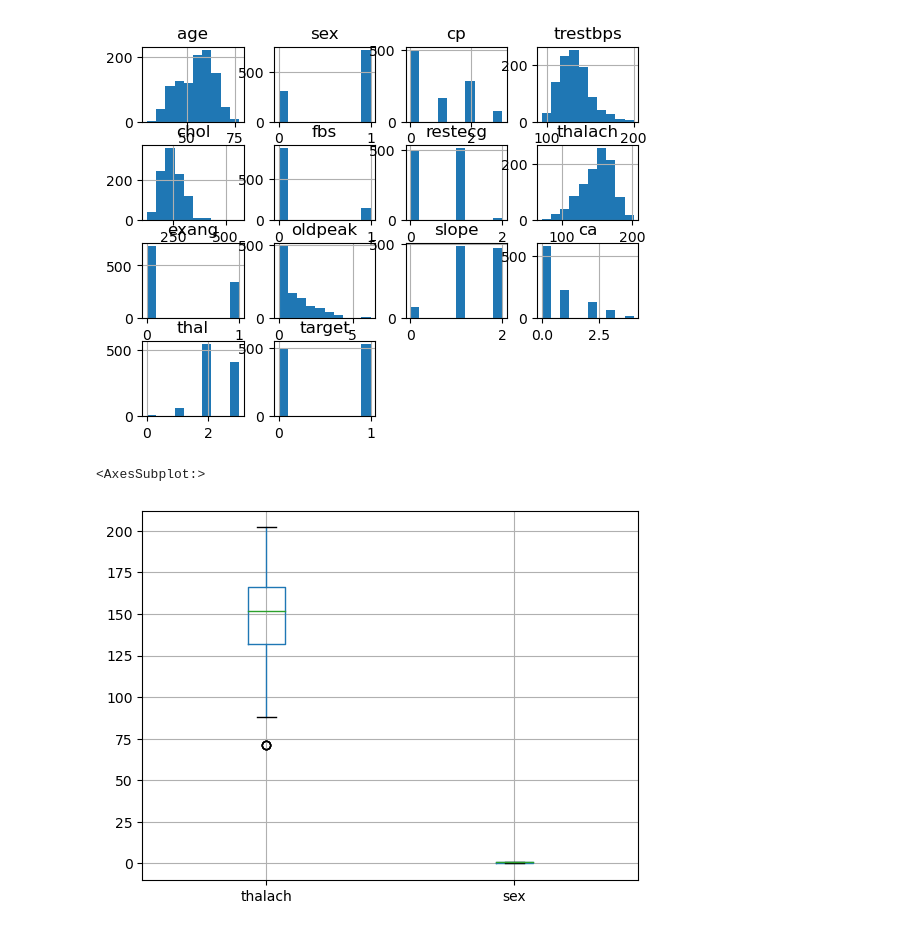
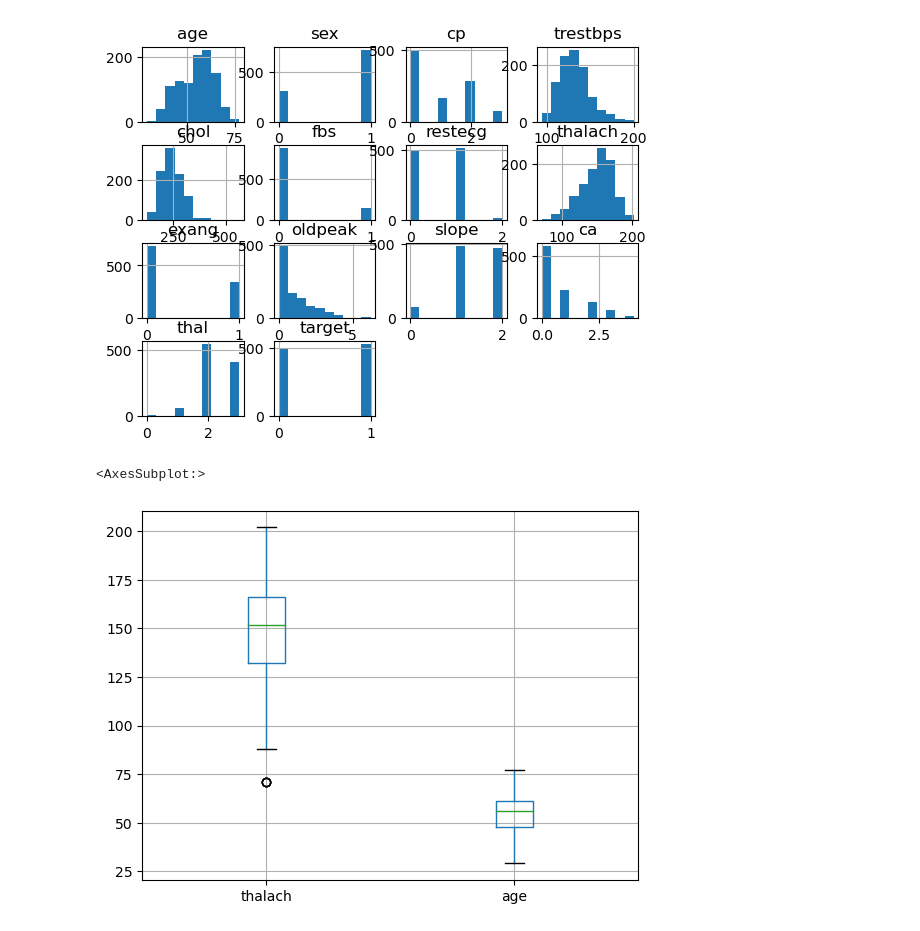
Before and after one commit to Malay911/Data_Mining_Project, a Jupyter notebook: Heart_Disease_Dataset_2/Heart.ipynb, the cells around one changed output. Drawn from its saved outputs; the diff is of its cells as text; code cells hidden in the pictures.

```diff
--- a/Heart_Disease_Dataset_2/Heart.ipynb
+++ b/Heart_Disease_Dataset_2/Heart.ipynb
@@ -12,7 +12,7 @@ Association Rule Mining
 import numpy as numpy
 import pandas as pd
 # %%
-df = pd.read_csv("heart.csv",sep=",")
+df = pd.read_csv("heart.csv")
 df
 # %% [output]
 |  | age | sex | cp | trestbps | chol | fbs | restecg | thalach | exang | oldpeak | slope | ... |
@@ -302,7 +302,7 @@ array([[<AxesSubplot:title={'center':'age'}>,
         <AxesSubplot:>]], dtype=object)
 [figure]
 # %%
-df[['thalach','sex']].boxplot()
+df[['thalach','age']].boxplot()
 # %% [output]
 <AxesSubplot:>
-[figure, old version]
+[figure, new version]
```
Also changed, not shown: parts of 4 cells of this notebook.
